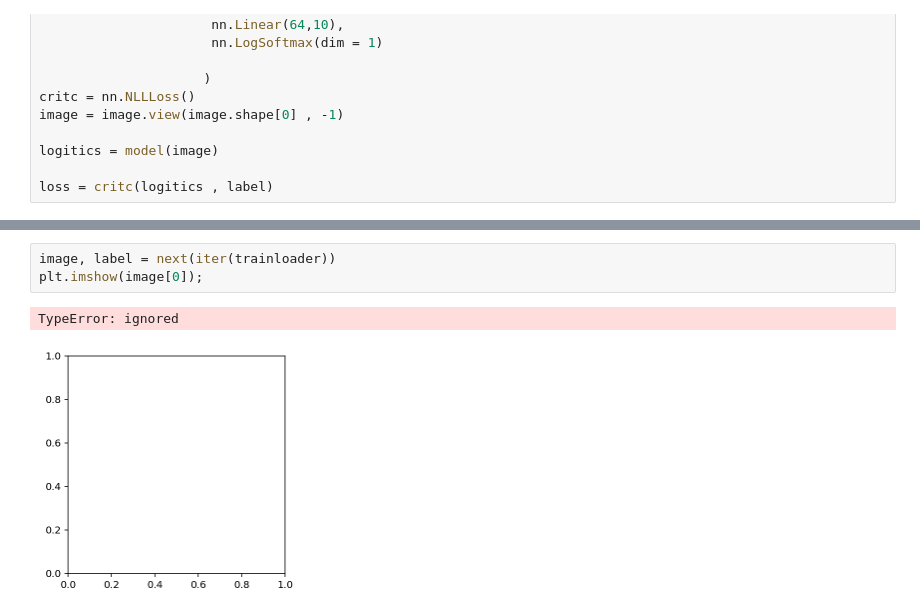
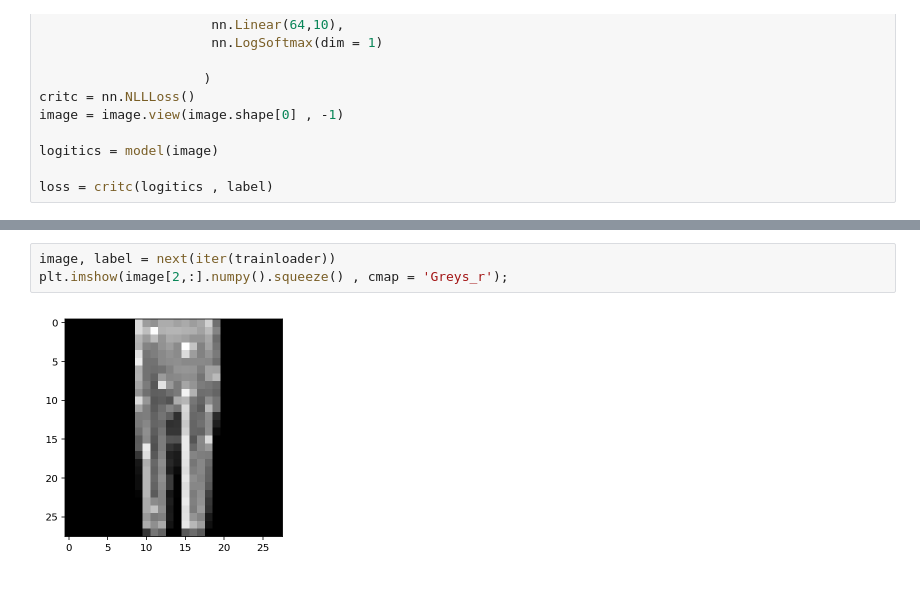
Before and after one commit to Vishwaak/Time-for-Machine, a Jupyter notebook: Cloth_fashion_NN.ipynb, the cells around one changed output, grey strips where cells are left out. Saved outputs shown, nothing was run; the diff lists cells and outputs as text; blank space fills up the shorter version.

```diff
--- a/Cloth_fashion_NN.ipynb
+++ b/Cloth_fashion_NN.ipynb
@@ -112,6 +122,5 @@ Gradient - tensor([[-0.0045, -0.0045, -0.0045,  ..., -0.0048, -0.0046, -0.0045],
 # %%
 image, label = next(iter(trainloader))
-plt.imshow(image[0]);
+plt.imshow(image[2,:].numpy().squeeze() , cmap = 'Greys_r');
 # %% [output]
-TypeError: ignored
-[figure, old version]
+[figure, new version]
```
Also changed, not shown: parts of 15 cells of this notebook.
